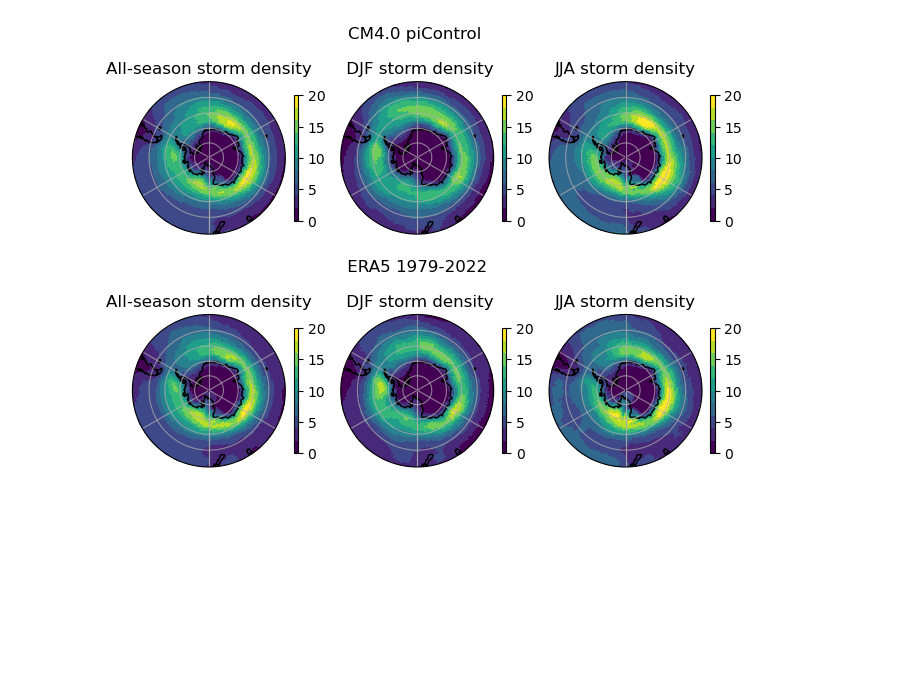
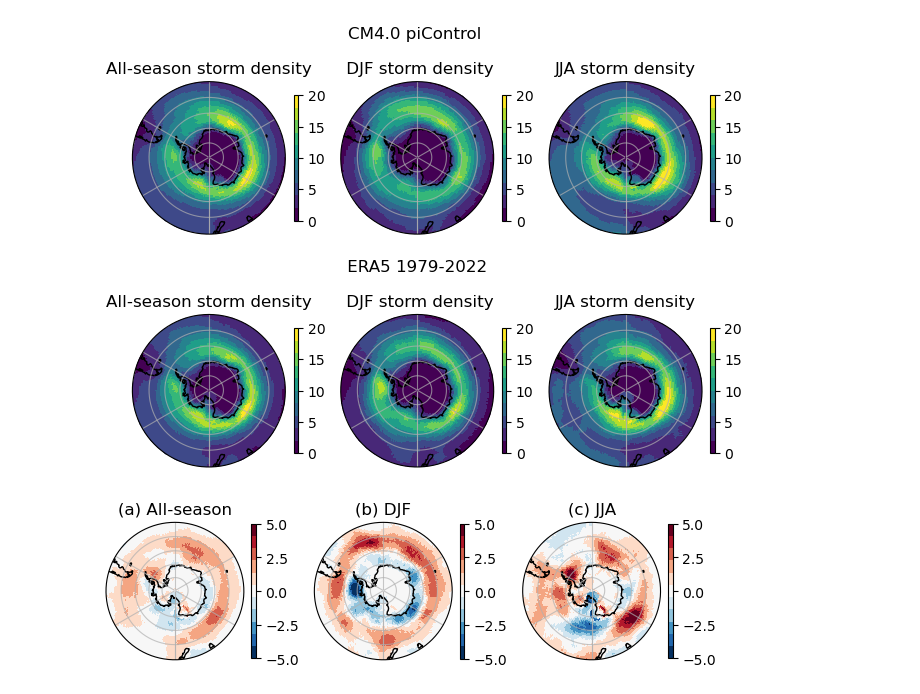
Before and after one commit to keturner8/CM4_storms, a Jupyter notebook: analysis_figures/stormtracks/stormtracks_TE_5deg_hist.ipynb, the cells around one changed output. Cells and saved outputs as stored; diff of their text form; code cells hidden in the pictures; blank space fills up the shorter version.

Commit message:
Add stormtrack figures for CM4X experiments and atmospheric storm composites

```diff
--- a/analysis_figures/stormtracks/stormtracks_TE_5deg_hist.ipynb
+++ b/analysis_figures/stormtracks/stormtracks_TE_5deg_hist.ipynb
@@ -88,3 +88,46 @@ plt.tight_layout()
 plt.savefig("/work/Katherine.Turner/CM4_storms/analysis_figures/CM4_stormtracks_TE.png", format="png", dpi=100, bbox_inches="tight")
 # %% [output]
 [figure]
+# %%
+fig, axs = plt.subplots(nrows=1, ncols=3,
+                       subplot_kw={'projection': ccrs.SouthPolarStereo()})
+axs = axs.flatten()
+
+###################### CM4 HISTOGRAMS ##############################
+
+(ds_251.hist_5deg - ds_era.hist_5deg).plot(ax=axs[0], transform=ccrs.PlateCarree(),
+                                    cbar_kwargs = {'fraction': 0.03,
+                                                    'aspect': 30,
+                                                    'shrink': 0.7,
+                                                    'label':''},
+                                    cmap=plt.get_cmap('RdBu_r', 11),
+                                    vmin = -5, vmax=5, extend="neither")
+axs[0].set_title("(a) All-season")
+(ds_251_DJF.hist_5deg - ds_era_DJF.hist_5deg).plot(ax=axs[1], transform=ccrs.PlateCarree(),
+                                     cbar_kwargs = {'fraction': 0.03,
+                                                    'aspect': 30,
+                                                    'shrink': 0.7,
+                                                    'label':''},
+                                    cmap=plt.get_cmap('RdBu_r', 11),
+                                    vmin = -5, vmax=5, extend="neither")
+axs[1].set_title("(b) DJF")
+(ds_251_JJA.hist_5deg - ds_era_JJA.hist_5deg).plot(ax=axs[2], transform=ccrs.PlateCarree(),
+                                     cbar_kwargs = {'fraction': 0.03,
+                                                    'aspect': 30,
+                                                    'shrink': 0.7,
+                                                    'label':''},
+                                    cmap=plt.get_cmap('RdBu_r', 11),
+                                    vmin = -5, vmax=5, extend="neither")
+axs[2].set_title("(c) JJA")
+
+
+for i in np.arange(3):
+    axs[i].set_extent([-180, 180, -90, -40], ccrs.PlateCarree())
+    axs[i].gridlines(alpha=0.7)
+    axs[i].set_boundary(circle, transform=axs[i].transAxes)
+    axs[i].coastlines()
+
+plt.tight_layout()
+plt.savefig("/work/Katherine.Turner/CM4_storms/analysis_figures/CM4_stormtrack_bias.png", format="png", dpi=100, bbox_inches="tight")
+# %% [output]
+[figure, added]
```
Also changed, not shown: parts of 2 cells of this notebook, 4 other files.
